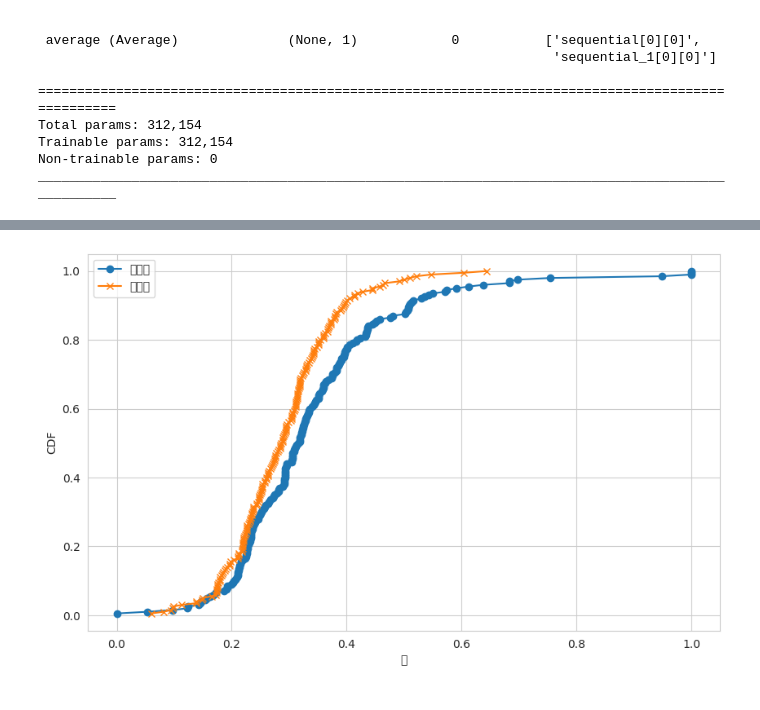
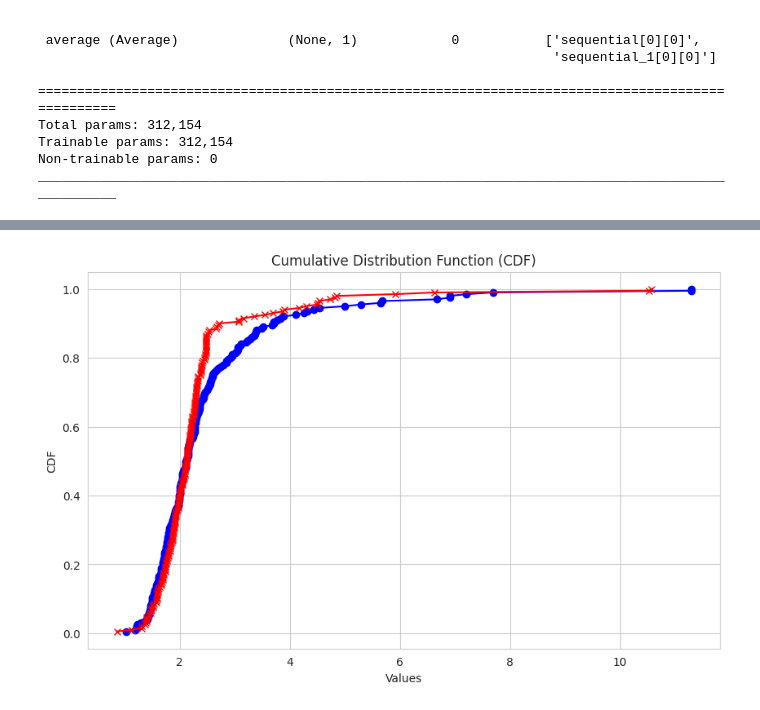
Before and after one commit to xfrx8/data-processing, a Jupyter notebook: data_cnn.ipynb, the cells around one changed output, grey strips where cells are left out. Drawn from its saved outputs; the diff is of its cells as text; code cells hidden in the pictures.

```diff
--- a/data_cnn.ipynb
+++ b/data_cnn.ipynb
@@ -51,7 +51,10 @@ y_train=pd.read_excel('data/fluorescence_w_20799.xlsx',header=None).to_numpy().r
 #     i=i+1
 # y_train=np.log2(y_train_new)
 # y_train 归一化
-y_train=(y_train-np.min(y_train))/(np.max(y_train)-np.min(y_train))
+y_train = np.maximum(y_train, 1e-7)
+
+# Apply log10 transformation
+y_train = np.exp(y_train)
 # %%
 import seaborn as sns
 import matplotlib.pyplot as plt
@@ -147,6 +150,6 @@ To enable them in other operations, rebuild TensorFlow with the appropriate comp
 # %%
 
-X_train, X_test, y_train, y_test = train_test_split(x_train, y_train, test_size=0.3, random_state=42)
+X_train, X_test, y_train, y_test = train_test_split(x_train, y_train, test_size=0.1, random_state=42)
 ensemble_model = Model(inputs=input_layer, outputs=merged)
 ensemble_model.compile(loss='mean_squared_error', optimizer='Adam', metrics=['mae'])
 ensemble_model.summary()
@@ -225,14 +223,15 @@ plt.show()
 # %%
-# ensemble_model= load_model("weight/weight_MSE_w_20799_normalization.h5")
+ensemble_model= load_model("weight/weight_MSE_w_20799_normalization100.h5")
 # %%
 import matplotlib.pyplot as plt
 
 # 使用模型进行预测
-y_pred =ensemble_model.predict(X_test[:200])
+
+y_pred =ensemble_model.predict(X_train[:200])
 
 # 将预测值和真实值提取出来
 y_pred = y_pred.flatten()  # 将预测值展平成一维数组
-y_true = y_test[:200] # 真实值
+y_true = y_train[:200] # 真实值
 mse = np.mean((y_pred - y_true) ** 2)
 # 创建一个新的图形
 plt.figure(figsize=(15, 6))
@@ -258,26 +267,27 @@ mse-test 0.030639097990159597
 # %%
-y_true_sorted =y_true
-y_pred_sorted =y_pred
 y_true_sorted = np.sort(y_true)
 y_pred_sorted = np.sort(y_pred)
 cdf_true = np.arange(1, len(y_true_sorted) + 1) / len(y_true_sorted)
 cdf_pred = np.arange(1, len(y_pred_sorted) + 1) / len(y_pred_sorted)
 
-# 创建一个新的图形
+# Create a new figure
 plt.figure(figsize=(10, 6))
 
-# 绘制真实值的CDF
-plt.plot(y_true_sorted, cdf_true, label='真实值', marker='o', linestyle='-')
+# Plot the CDF of true values
+plt.plot(y_true_sorted, cdf_true, label='True Values', marker='o', linestyle='-', color='blue')
 
-# 绘制预测值的CDF
-plt.plot(y_pred_sorted, cdf_pred, label='预测值', marker='x', linestyle='-')
+# Plot the CDF of predicted values
+plt.plot(y_pred_sorted, cdf_pred, label='Predicted Values', marker='x', linestyle='-', color='red')
 
-# 添加标签和图例
-plt.xlabel('值')
+# Add grid lines
+plt.grid(True)
+
+# Add title and labels
+plt.title('Cumulative Distribution Function (CDF)')
+plt.xlabel('Values')
 plt.ylabel('CDF')
-plt.legend()
 
-# 显示图形
+# Show the plot
 plt.show()
 # %% [output]
-[figure, old version]
+[figure, new version]
```
Also changed, not shown: parts of 7 cells of this notebook.
